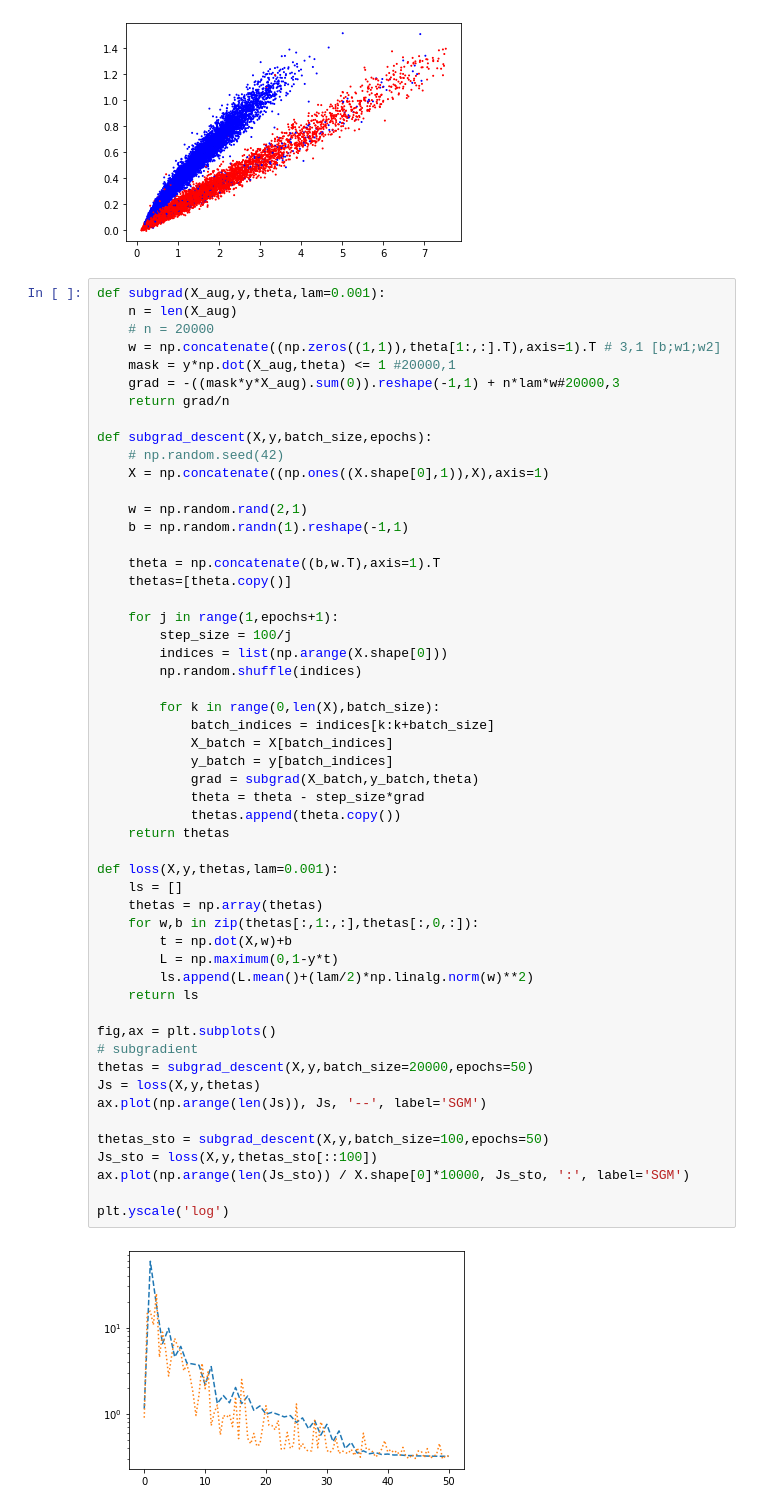
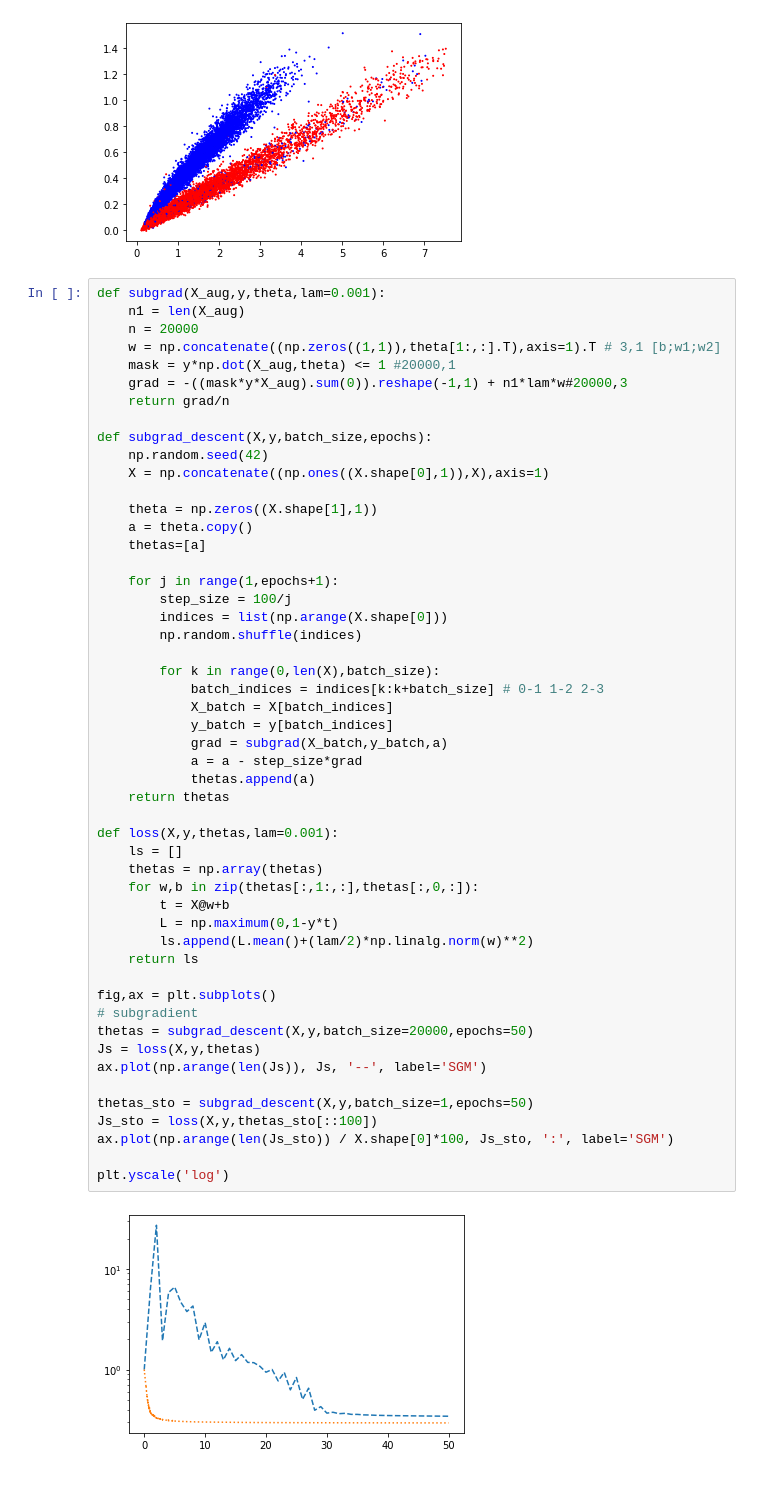
Before and after one commit to kcniii/mlo, a Jupyter notebook: hw6_solution.ipynb, the cells around one changed output. Saved outputs shown, nothing was run; the diff lists cells and outputs as text.

```diff
--- a/hw6_solution.ipynb
+++ b/hw6_solution.ipynb
@@ -23,56 +23,54 @@ ax.scatter(X[:,0],X[:,1],c=['red' if label == -1 else 'blue' for label in y],s=1
 [figure]
 # %%
 def subgrad(X_aug,y,theta,lam=0.001):
-    n = len(X_aug)
-    # n = 20000
+    n1 = len(X_aug)
+    n = 20000
     w = np.concatenate((np.zeros((1,1)),theta[1:,:].T),axis=1).T # 3,1 [b;w1;w2]
     mask = y*np.dot(X_aug,theta) <= 1 #20000,1
-    grad = -((mask*y*X_aug).sum(0)).reshape(-1,1) + n*lam*w#20000,3
+    grad = -((mask*y*X_aug).sum(0)).reshape(-1,1) + n1*lam*w#20000,3
     return grad/n
 
 def subgrad_descent(X,y,batch_size,epochs):
-    # np.random.seed(42)
+    np.random.seed(42)
     X = np.concatenate((np.ones((X.shape[0],1)),X),axis=1)
 
-    w = np.random.rand(2,1)
-    b = np.random.randn(1).reshape(-1,1)
-
-    theta = np.concatenate((b,w.T),axis=1).T
-    thetas=[theta.copy()]
+    theta = np.zeros((X.shape[1],1))
+    a = theta.copy()
+    thetas=[a]
 
     for j in range(1,epochs+1):
         step_size = 100/j
         indices = list(np.arange(X.shape[0]))
         np.random.shuffle(indices)
 
         for k in range(0,len(X),batch_size):
-            batch_indices = indices[k:k+batch_size]
+            batch_indices = indices[k:k+batch_size] # 0-1 1-2 2-3
             X_batch = X[batch_indices]
             y_batch = y[batch_indices]
-            grad = subgrad(X_batch,y_batch,theta)
-            theta = theta - step_size*grad
-            thetas.append(theta.copy())
+            grad = subgrad(X_batch,y_batch,a)
+            a = a - step_size*grad
+            thetas.append(a)
     return thetas
 
 def loss(X,y,thetas,lam=0.001):
     ls = []
     thetas = np.array(thetas)
     for w,b in zip(thetas[:,1:,:],thetas[:,0,:]):
-        t = np.dot(X,w)+b
+        t = X@w+b
         L = np.maximum(0,1-y*t)
         ls.append(L.mean()+(lam/2)*np.linalg.norm(w)**2)
     return ls
 
 fig,ax = plt.subplots()
 # subgradient
 thetas = subgrad_descent(X,y,batch_size=20000,epochs=50)
 Js = loss(X,y,thetas)
 ax.plot(np.arange(len(Js)), Js, '--', label='SGM')
 
-thetas_sto = subgrad_descent(X,y,batch_size=100,epochs=50)
+thetas_sto = subgrad_descent(X,y,batch_size=1,epochs=50)
 Js_sto = loss(X,y,thetas_sto[::100])
-ax.plot(np.arange(len(Js_sto)) / X.shape[0]*10000, Js_sto, ':', label='SGM')
+ax.plot(np.arange(len(Js_sto)) / X.shape[0]*100, Js_sto, ':', label='SGM')
 
 plt.yscale('log')
 # %% [output]
-[figure, old version]
+[figure, new version]
```
Also changed, not shown: parts of 2 cells of this notebook.
